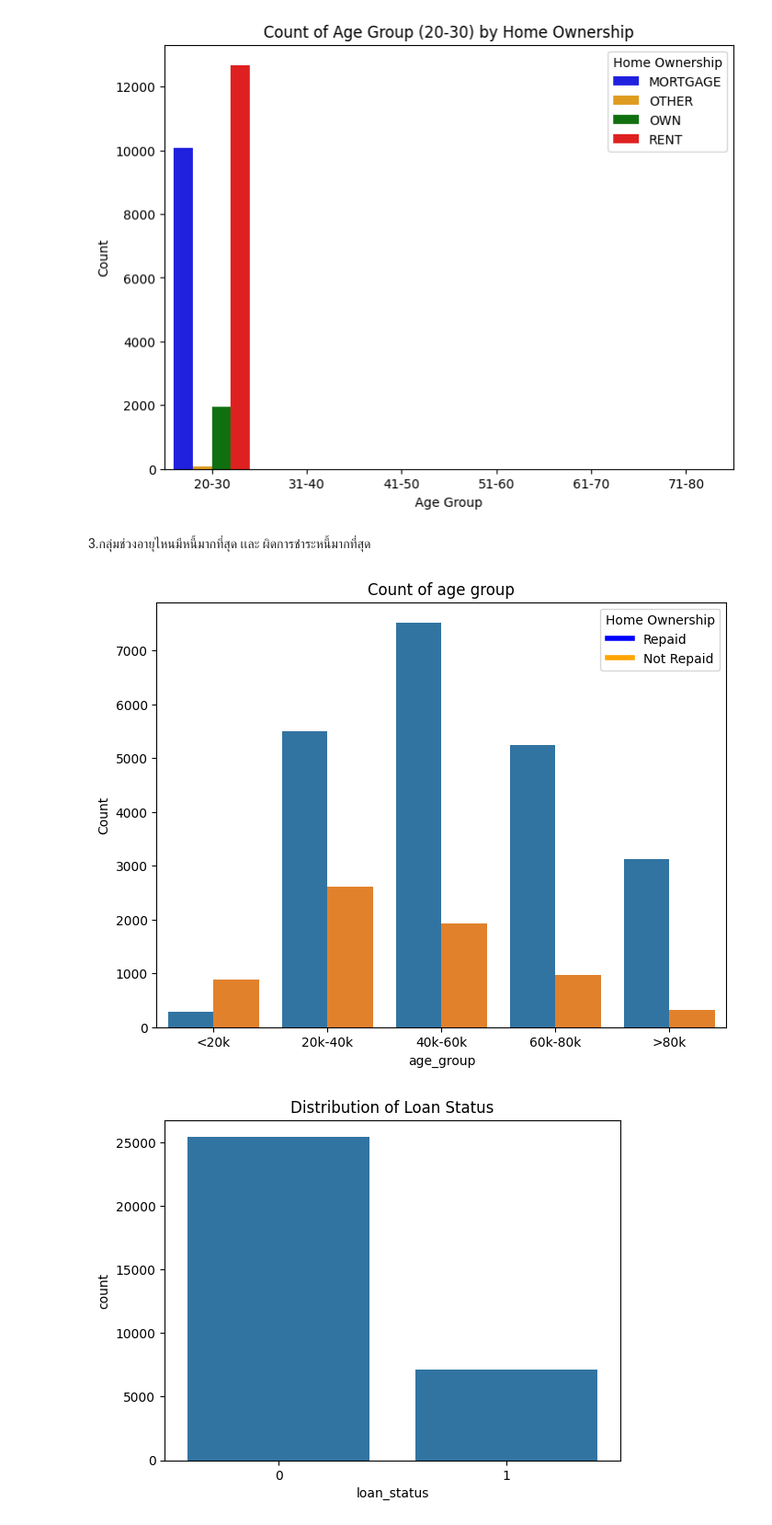
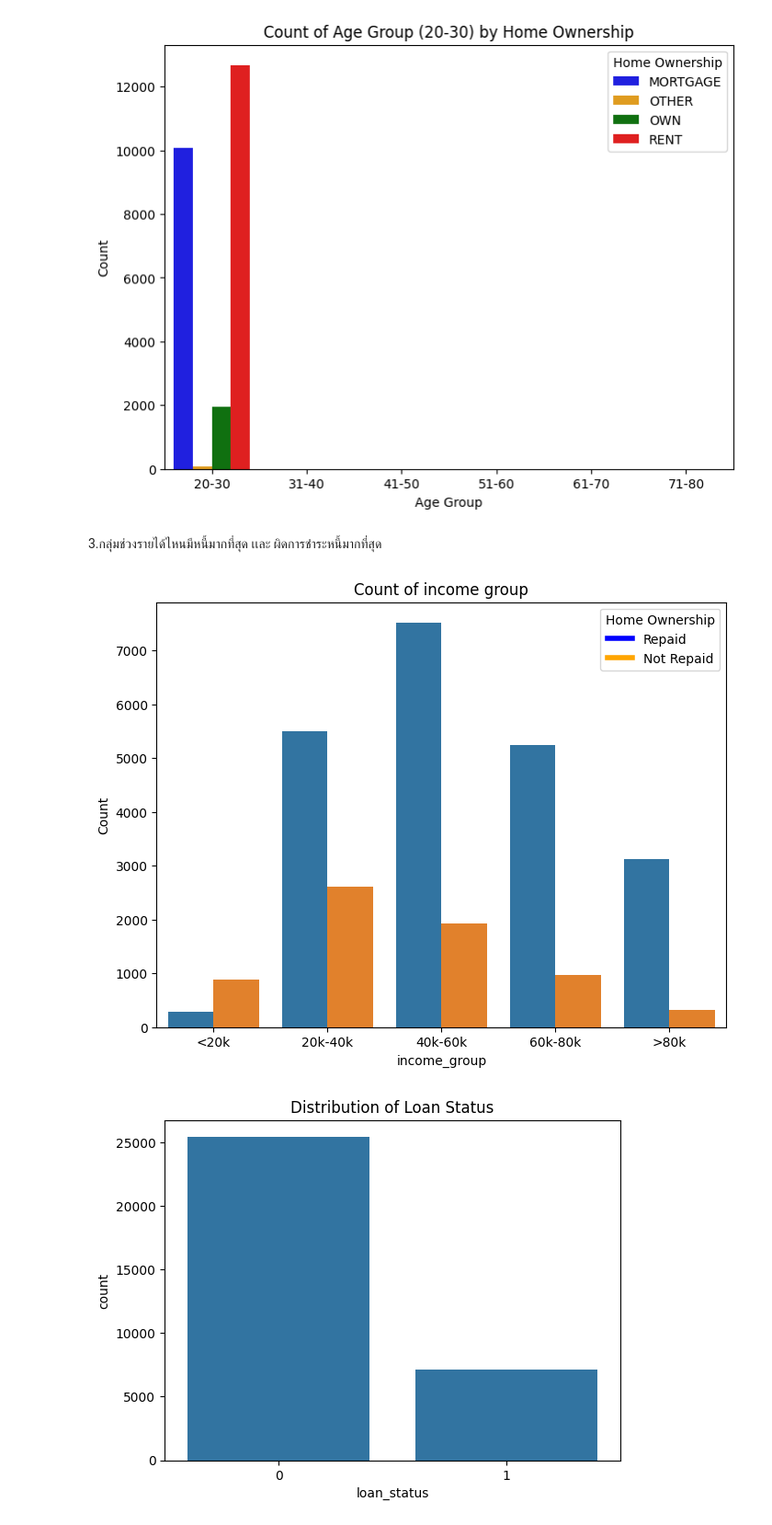
Before and after one commit to kittidet2541/CP3-Kittidet-Klongklaw, a Jupyter notebook: credit_analysis_model.ipynb, the cells around one changed output. Shown at 92% size. Cells and saved outputs as stored; diff of their text form; code cells hidden in the pictures.

```diff
--- a/credit_analysis_model.ipynb
+++ b/credit_analysis_model.ipynb
@@ -98,4 +98,4 @@ memory usage: 3.0+ MB
 | max | 144.000000 | 6.000000e+06 | 123.000000 | 35000.000000 | 23.220000 | 1.000000 | ... |
 # %%
 # drop error
-df['person_age'].drop(df[df['person_age'] > 80].index, inplace=True)
+df = df[df['person_age'] <= 80]
@@ -369,24 +384,24 @@ plt.show()
 # %% [output]
 [figure]
 # %% [markdown]
-3.กลุ่มช่วงอายุไหนมีหนี้มากที่สุด เเละ ผิดการชำระหนี้มากที่สุด
+3.กลุ่มช่วงรายได้ไหนมีหนี้มากที่สุด เเละ ผิดการชำระหนี้มากที่สุด
 # %%
 group_count_income_group = df.groupby(['income_group', 'loan_status']).size().reset_index(name='count')
 # %%
 # แสดงผลด้วย Seaborn
 plt.figure(figsize=(8, 6))
 sns.barplot(data=group_count_income_group, x='income_group', y='count', hue='loan_status')
-plt.title('Count of age group')
-plt.xlabel('age_group')
+plt.title('Count of income group')
+plt.xlabel('income_group')
 plt.ylabel('Count')
 plt.legend(title='Home Ownership',  labels=['Repaid', 'Not Repaid'],
            handles=[
                plt.Line2D([0], [0], color='blue', lw=4),    # Own     # Mortgage
                plt.Line2D([0], [0], color='orange', lw=4)      # Other
            ])
 plt.show()
 # %% [output]
-[figure, old version]
+[figure, new version]
 # %%
 # ดูการกระจายของ loan_status
 sns.countplot(x='loan_status', data=df)
```
Also changed, not shown: parts of 15 cells of this notebook.
